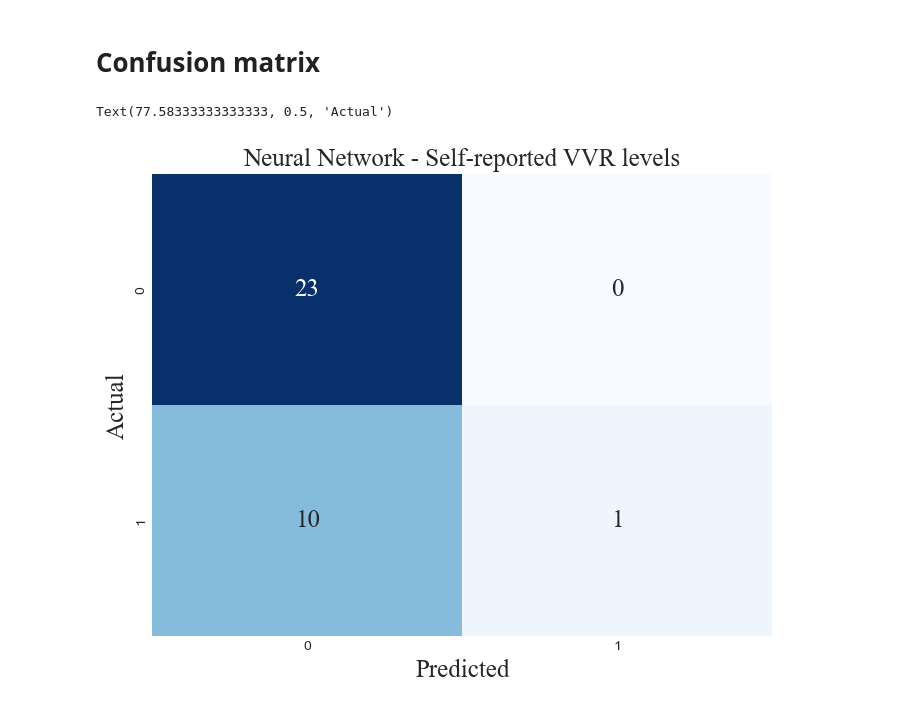
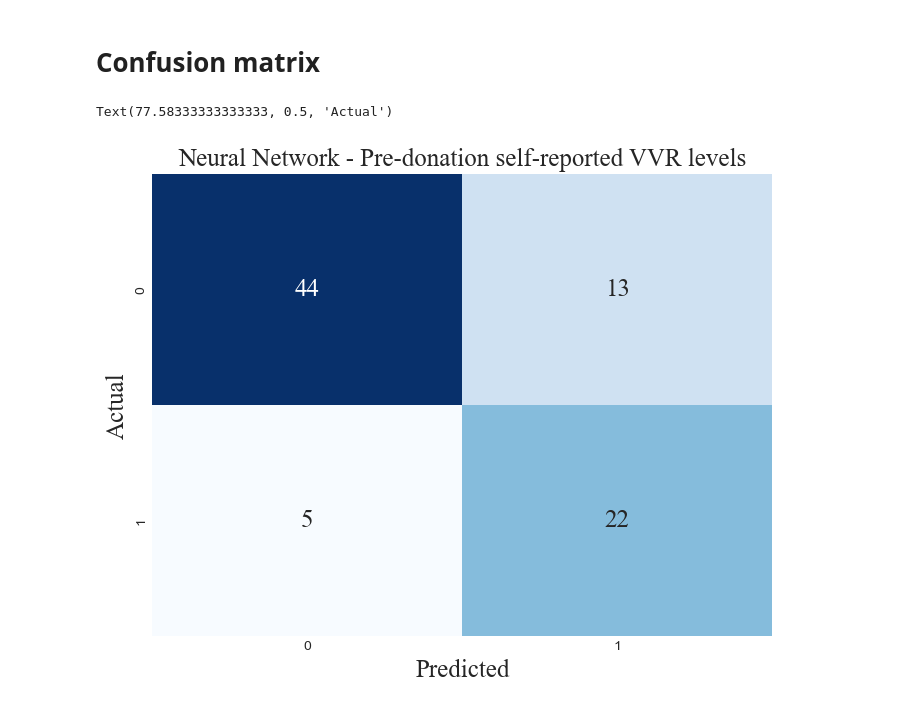
Before and after one commit to DionneSpaltman/predicting_VVR, a Jupyter notebook: models/00_only_VVR_levels/04_nn.ipynb, the cells around one changed output. Saved outputs shown, nothing was run; the diff lists cells and outputs as text; code cells hidden in the pictures.

```diff
--- a/models/00_only_VVR_levels/04_nn.ipynb
+++ b/models/00_only_VVR_levels/04_nn.ipynb
@@ -12,20 +10,7 @@ from sklearn.metrics import confusion_matrix
 # Import data
 # %%
 # Load the data into pandas dataframes
-X_train = pd.read_csv('/Users/dionnespaltman/Desktop/V6/data_04-06-2024/X_train_12.csv')
-y_train = pd.read_csv('/Users/dionnespaltman/Desktop/V6/data_04-06-2024/y_train_12.csv')
-X_test = pd.read_csv('/Users/dionnespaltman/Desktop/V6/data_04-06-2024/X_test_12.csv')
-y_test = pd.read_csv('/Users/dionnespaltman/Desktop/V6/data_04-06-2024/y_test.csv')
-
-# Drop unnamed columns
-X_train = X_train.drop(columns='Unnamed: 0', axis=1)
-y_train = y_train.drop(columns='Unnamed: 0', axis=1)
-X_test = X_test.drop(columns='Unnamed: 0', axis=1)
-y_test = y_test.drop(columns='Unnamed: 0', axis=1)
-
-# print(X_train.columns)
-# print(X_test.columns)
-
-# Convert the DataFrame to a 1-dimensional NumPy array
-y_train= y_train.values.ravel()
-y_test = y_test.values.ravel()
+X_train = pd.read_csv('/Users/dionnespaltman/Desktop/V6/X_train_smote_12-06-2024.csv')
+y_train = pd.read_csv('/Users/dionnespaltman/Desktop/V6/y_train_smote_12-06-2024.csv')
+X_test = pd.read_csv('/Users/dionnespaltman/Desktop/V6/X_test_12-06-2024.csv')
+y_test = pd.read_csv('/Users/dionnespaltman/Desktop/V6/y_test_12-06-2024.csv')
@@ -131,0 +25,3 @@ AUC-PR: 0.778
+# %%
+X_train = X_train.drop(columns=columns_to_drop, axis=1)
+X_test = X_test.drop(columns=columns_to_drop, axis=1)
@@ -143,7 +79,7 @@ from sklearn.metrics import classification_report, confusion_matrix, precision_r
 # %%
 def build_pipeline():
     """Builds the machine learning pipeline with RFE and MLPClassifier."""
-    rfe = RFE(estimator=DecisionTreeClassifier(random_state=0))  # Recursive feature elimination with a decision tree
+    rfe = RFE(estimator=DecisionTreeClassifier(random_state=0),  n_features_to_select=2)  # Recursive feature elimination with a decision tree
     model = MLPClassifier(random_state=0)  # MLP classifier
     return Pipeline(steps=[('feature_selection', rfe), ('classifier', model)])  # Pipeline combining feature selection and classification
 
@@ -155,7 +91,7 @@ def get_param_grid():
         'classifier__solver': ['sgd', 'adam'],  # Solvers for weight optimization
         'classifier__alpha': [0.0001, 0.001],  # L2 penalty (regularization term) parameter
         'classifier__learning_rate': ['constant', 'adaptive'],  # Learning rate schedule
-        'feature_selection__n_features_to_select': [5, 10, 20, 40, 80]  # Number of features to select with RFE
+        # 'feature_selection__n_features_to_select': [5, 10, 20, 40, 80]  # Number of features to select with RFE
     }
 
 def perform_nested_cv(X, y, random_state=0):
@@ -266,27 +202,27 @@ Test AUC-PR: 0.682
 # %%
 import matplotlib.pyplot as plt
 from sklearn.metrics import confusion_matrix
 import seaborn as sns
 
 font = 'Times New Roman'
 size = 18
 
 # Calculate confusion matrix
 conf_matrix = confusion_matrix(y_test, y_test_pred)
 
 # Set the style to a modern style
 plt.style.use('seaborn-darkgrid')
 
 # Create a custom diverging color map
 colors = sns.color_palette("Blues", as_cmap=True)
 
 # Plot confusion matrix
 plt.figure(figsize=(8, 6))
 sns.heatmap(conf_matrix, annot=True, fmt='d', cmap=colors, cbar=False,
             annot_kws={'fontname': font, 'fontsize': size})  # Set font and size for numbers
-plt.title('Neural Network - Self-reported VVR levels', fontname=font, fontsize=size)
+plt.title('Neural Network - Pre-donation self-reported VVR levels', fontname=font, fontsize=size)
 plt.xlabel('Predicted', fontname=font, fontsize=size)
 plt.ylabel('Actual', fontname=font, fontsize=size)
 # %% [output]
 Text(77.58333333333333, 0.5, 'Actual')
-[figure, old version]
+[figure, new version]
```
Also changed, not shown: parts of 9 cells of this notebook, 4 other files.
